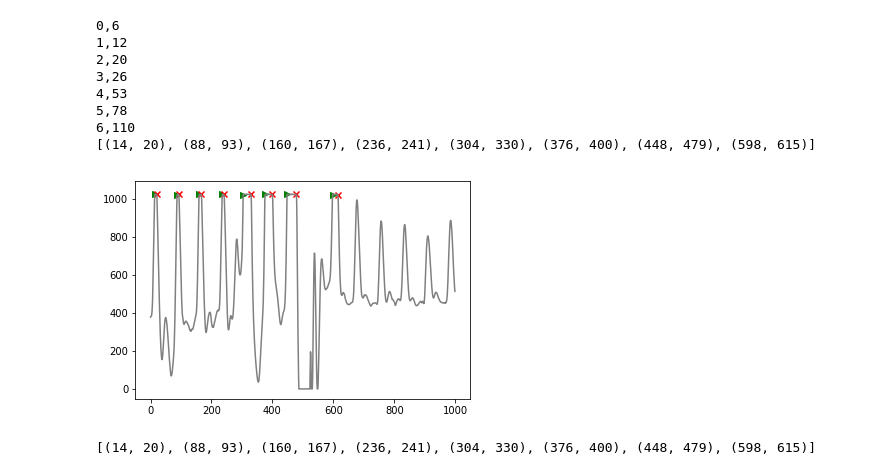
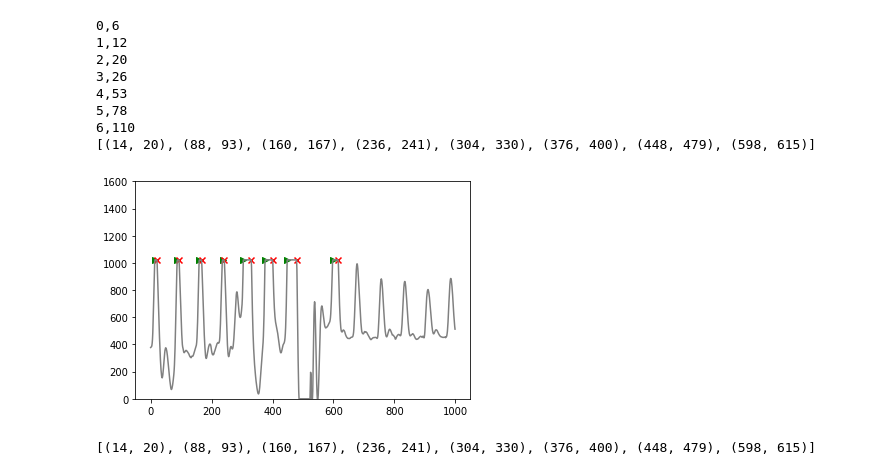
Before and after one commit to paulvangentcom/heartrate_analysis_python, a Jupyter notebook: experimental/clipping_detection_workingdoc.ipynb, the cells around one changed output. Drawn from its saved outputs; the diff is of its cells as text; code cells hidden in the pictures.

```diff
--- a/experimental/clipping_detection_workingdoc.ipynb
+++ b/experimental/clipping_detection_workingdoc.ipynb
@@ -65,13 +66,14 @@ print(clipping_segments)
 # %%
 clip_starts = [x[0] for x in clipping_segments]
 clip_ends = [x[1] for x in clipping_segments]
 
 plt.plot(data, color='grey')
 plt.scatter(clip_starts, [data[x] for x in clip_starts], color='green', marker='>')
 plt.scatter(clip_ends, [data[x] for x in clip_ends], color='red', marker='x')
+plt.ylim(0,1600)
 plt.show()
 # %% [output]
-[figure, old version]
+[figure, new version]
 # %%
 def mark_clipping(data, threshold=1020):
     '''function that marks start and end of clipping part
```
Also changed, not shown: 1 other file.
